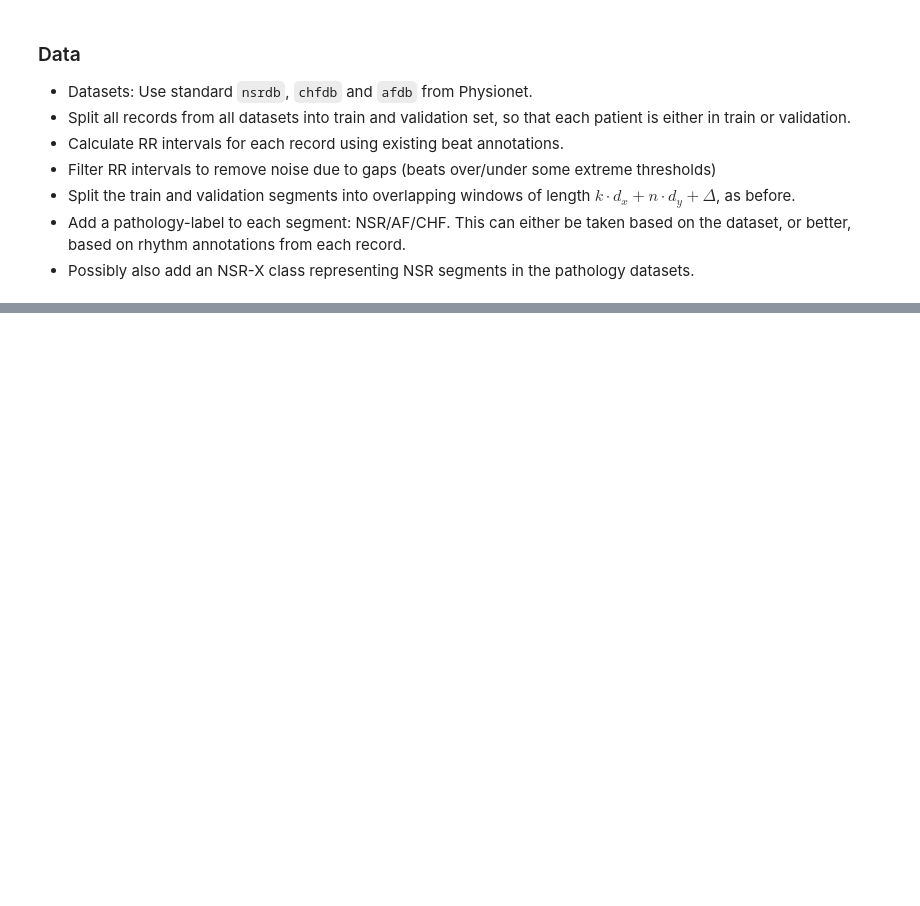
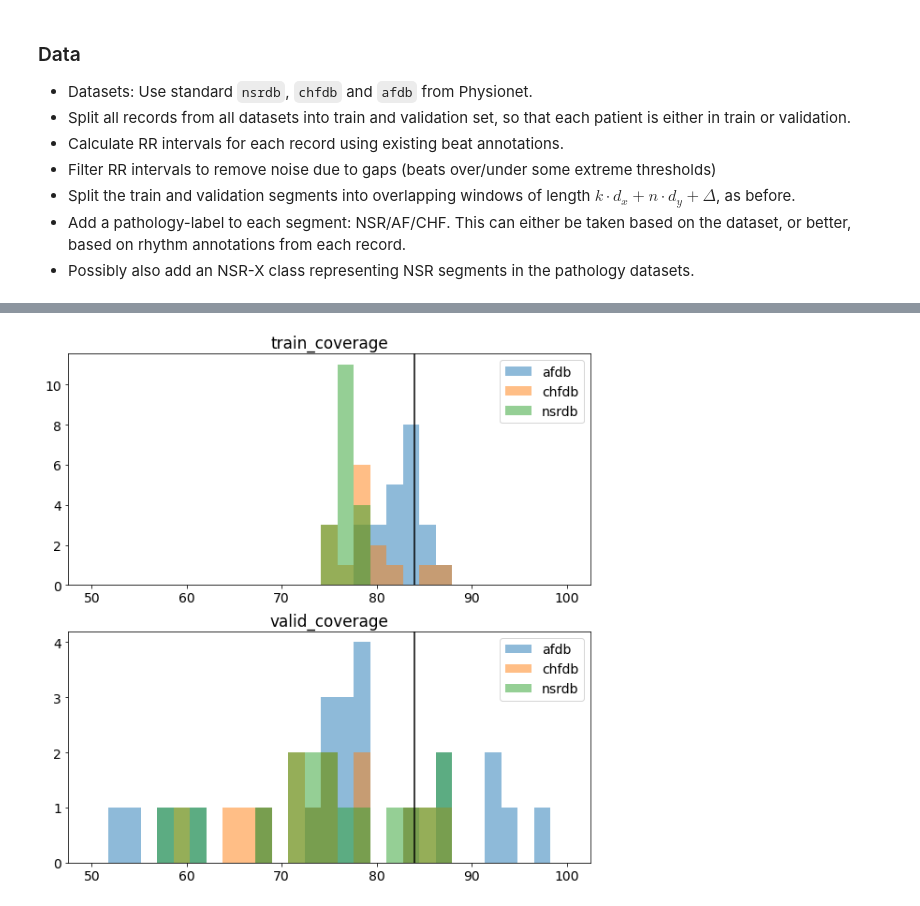
Before and after one commit to vistalab-technion/vqr, a Jupyter notebook: notebooks/03-RR_Intervals.ipynb, the cells around one changed output, grey strips where cells are left out. Saved outputs shown, nothing was run; the diff lists cells and outputs as text; code cells hidden in the pictures; blank space fills up the shorter version.

```diff
--- a/notebooks/03-RR_Intervals.ipynb
+++ b/notebooks/03-RR_Intervals.ipynb
@@ -493,0 +484,3 @@ Approach: Fit a single conditional VQR model on data from all patients from all
+# %%
+df_exp1 = pd.read_csv("/Users/avivr/dev/phd/vqr/experiments/rr_exp1.csv")
+df_exp1
@@ -493,0 +505,15 @@ Approach: Fit a single conditional VQR model on data from all patients from all
+# %%
+fig, ax = plt.subplots(2, 1, figsize=(2*5, 10))
+
+for dataset, df_dataset in df_exp1.groupby(by=["dataset"]):
+    hist_args = dict(label=dataset, alpha=0.5, bins=np.linspace(50, 100, num=30))
+    ax[0].hist(df_dataset['train_cond_coverage'], **hist_args)
+    ax[0].set_title('train_coverage')
+    ax[1].hist(df_dataset['valid_cond_coverage'], **hist_args)
+    ax[1].set_title('valid_coverage')
+
+for a in ax:
+    a.legend()
+    a.axvline(84, color='k')
+# %% [output]
+[figure, added]
```
Also changed, not shown: parts of 19 cells of this notebook.
